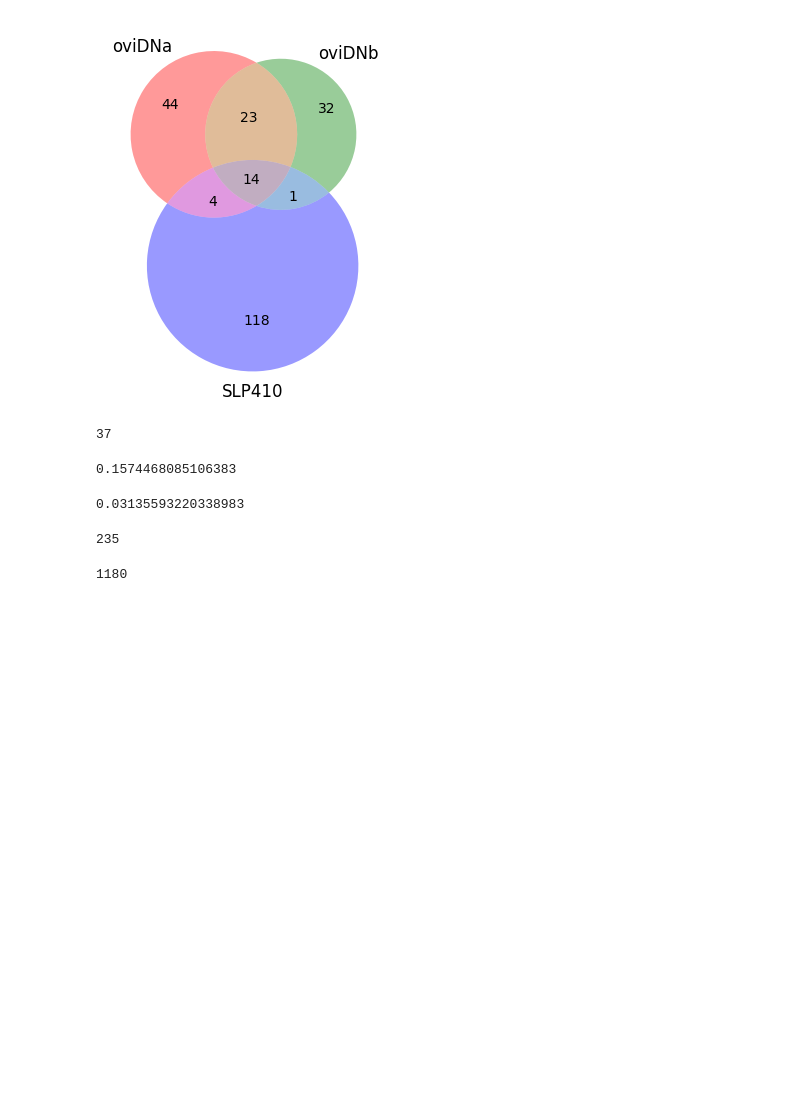
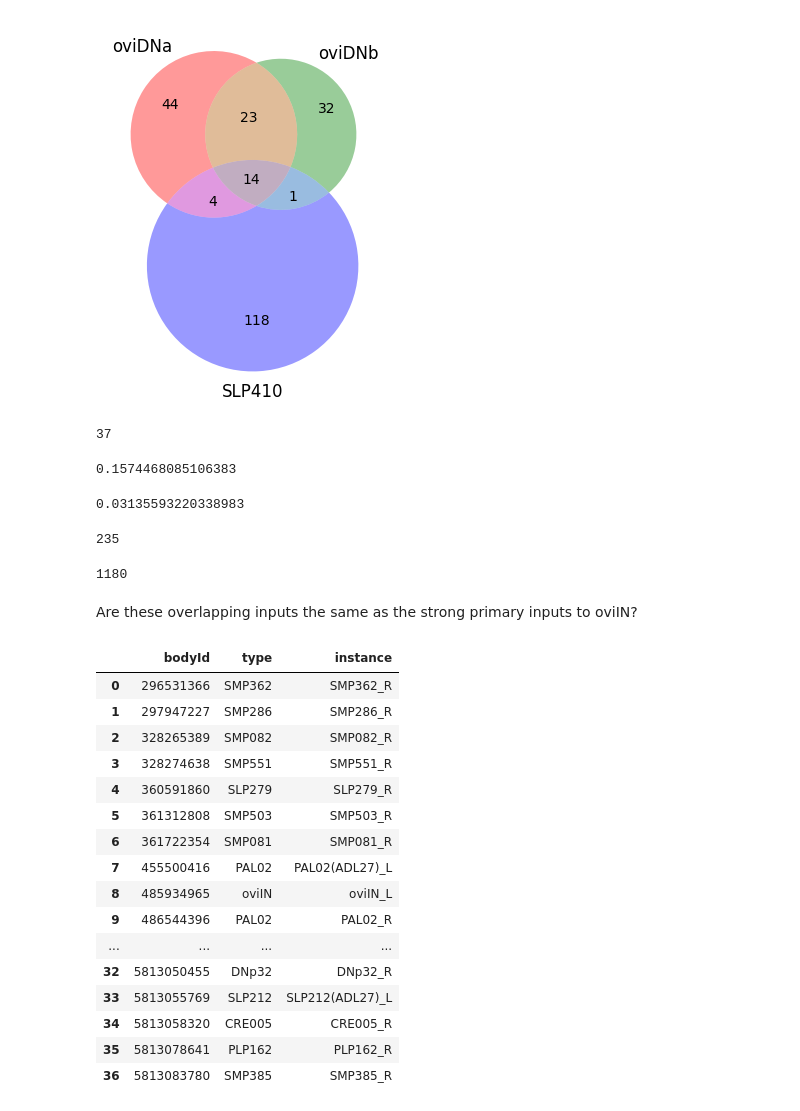
Before and after one commit to Gutierrez-lab/oviIN-inputs, a Jupyter notebook: oviposition_circuit.ipynb, the cells around one changed output. Saved outputs shown, nothing was run; the diff lists cells and outputs as text; code cells hidden in the pictures; blank space fills up the shorter version.

```diff
--- a/oviposition_circuit.ipynb
+++ b/oviposition_circuit.ipynb
@@ -946,8 +946,8 @@ plt.show()
 [figure]
 # %%
 # find the intersection of the two dataframes
-overlapping_inputs = len(set(oviINr_input_neurons['bodyId'][1:]).intersection(set(SMP550r_input_neurons['bodyId'][1:])))
-overlapping_inputs
+overlapping_inputs = set(oviINr_input_neurons['bodyId'][1:]).intersection(set(SMP550r_input_neurons['bodyId'][1:]))
+len(overlapping_inputs)
 # %% [output]
 37
 # %%
@@ -970,3 +970,29 @@ len(SMP550r_input_neurons['bodyId'][1:])
 len(oviINr_input_neurons['bodyId'][1:])
 # %% [output]
 1180
+# %% [markdown]
+Are these overlapping inputs the same as the strong primary inputs to oviIN?
+# %%
+from neuprint import fetch_neurons
+from neuprint import NeuronCriteria as NC
+
+overlapping_inputs_df,_ = fetch_neurons(NC(bodyId=list(overlapping_inputs)))
+overlapping_inputs_df[['bodyId','type','instance']]
+# %% [output]
+|  | bodyId | type | instance |
+| 0 | 296531366 | SMP362 | SMP362_R |
+| 1 | 297947227 | SMP286 | SMP286_R |
+| 2 | 328265389 | SMP082 | SMP082_R |
+| 3 | 328274638 | SMP551 | SMP551_R |
+| 4 | 360591860 | SLP279 | SLP279_R |
+| 5 | 361312808 | SMP503 | SMP503_R |
+| 6 | 361722354 | SMP081 | SMP081_R |
+| 7 | 455500416 | PAL02 | PAL02(ADL27)_L |
+| 8 | 485934965 | oviIN | oviIN_L |
+| 9 | 486544396 | PAL02 | PAL02_R |
+| ... | ... | ... | ... |
+| 32 | 5813050455 | DNp32 | DNp32_R |
+| 33 | 5813055769 | SLP212 | SLP212(ADL27)_L |
+| 34 | 5813058320 | CRE005 | CRE005_R |
+| 35 | 5813078641 | PLP162 | PLP162_R |
+| 36 | 5813083780 | SMP385 | SMP385_R |
```
Also changed, not shown: parts of 10 cells of this notebook, 2 other files.
